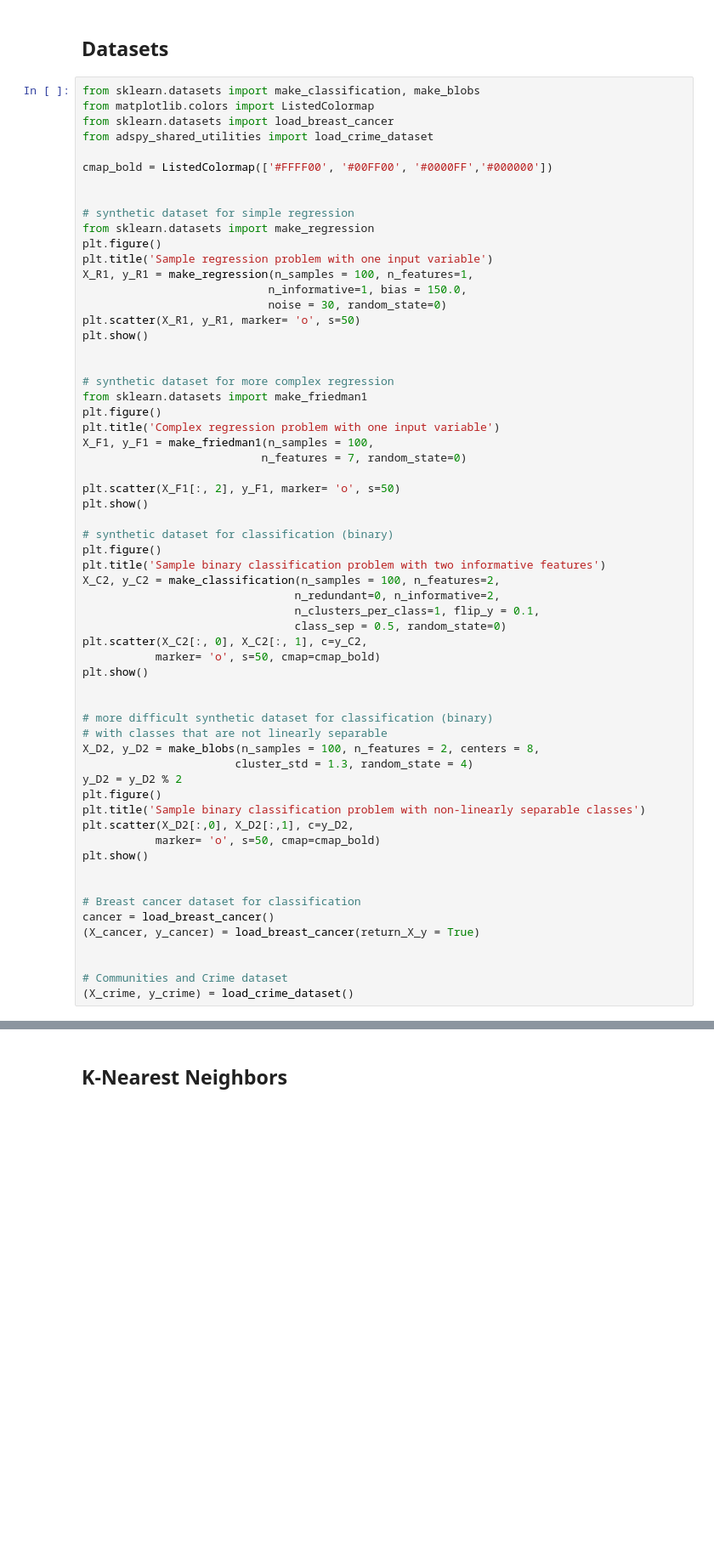
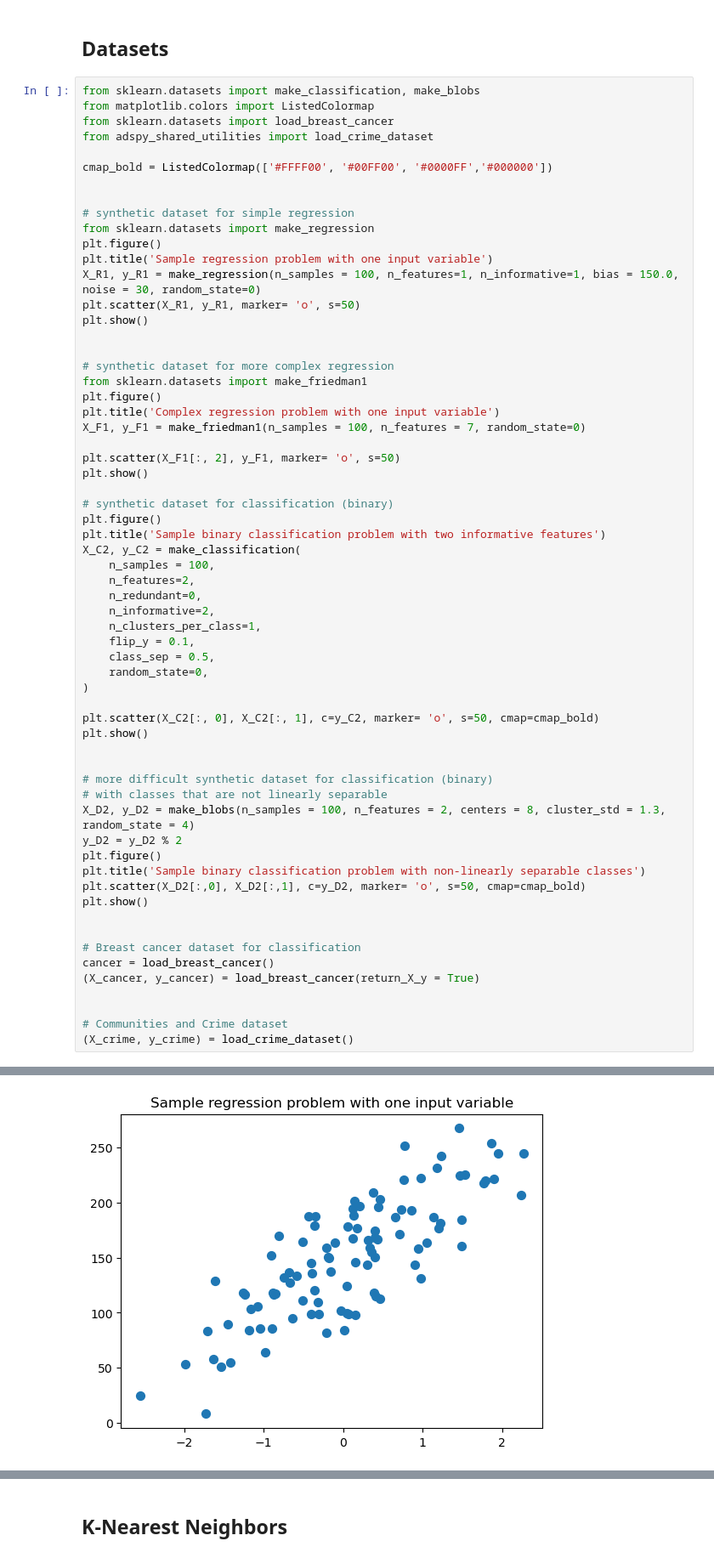
Before and after one commit to gustavobartho/Applied-Data-Science-With-Python, a Jupyter notebook: Module_03_Applied_Machine_Learning_in_Python/week-2/01_Supervised_Learning_Part_1.ipynb, the cells around one changed output, grey strips where cells are left out. Shown at 85% size. Drawn from its saved outputs; the diff is of its cells as text; blank space fills up the shorter version.

```diff
--- a/Module_03_Applied_Machine_Learning_in_Python/week-2/01_Supervised_Learning_Part_1.ipynb
+++ b/Module_03_Applied_Machine_Learning_in_Python/week-2/01_Supervised_Learning_Part_1.ipynb
@@ -69,9 +67,7 @@ cmap_bold = ListedColormap(['#FFFF00', '#00FF00', '#0000FF','#000000'])
 from sklearn.datasets import make_regression
 plt.figure()
 plt.title('Sample regression problem with one input variable')
-X_R1, y_R1 = make_regression(n_samples = 100, n_features=1,
-                            n_informative=1, bias = 150.0,
-                            noise = 30, random_state=0)
+X_R1, y_R1 = make_regression(n_samples = 100, n_features=1, n_informative=1, bias = 150.0, noise = 30, random_state=0)
 plt.scatter(X_R1, y_R1, marker= 'o', s=50)
 plt.show()
 
@@ -80,8 +76,7 @@ plt.show()
 from sklearn.datasets import make_friedman1
 plt.figure()
 plt.title('Complex regression problem with one input variable')
-X_F1, y_F1 = make_friedman1(n_samples = 100,
-                           n_features = 7, random_state=0)
+X_F1, y_F1 = make_friedman1(n_samples = 100, n_features = 7, random_state=0)
 
 plt.scatter(X_F1[:, 2], y_F1, marker= 'o', s=50)
 plt.show()
@@ -89,24 +84,28 @@ plt.show()
 # synthetic dataset for classification (binary)
 plt.figure()
 plt.title('Sample binary classification problem with two informative features')
-X_C2, y_C2 = make_classification(n_samples = 100, n_features=2,
-                                n_redundant=0, n_informative=2,
-                                n_clusters_per_class=1, flip_y = 0.1,
-                                class_sep = 0.5, random_state=0)
-plt.scatter(X_C2[:, 0], X_C2[:, 1], c=y_C2,
-           marker= 'o', s=50, cmap=cmap_bold)
+X_C2, y_C2 = make_classification(
+    n_samples = 100,
+    n_features=2,
+    n_redundant=0,
+    n_informative=2,
+    n_clusters_per_class=1,
+    flip_y = 0.1,
+    class_sep = 0.5,
+    random_state=0,
+)
+
+plt.scatter(X_C2[:, 0], X_C2[:, 1], c=y_C2, marker= 'o', s=50, cmap=cmap_bold)
 plt.show()
 
 
 # more difficult synthetic dataset for classification (binary)
 # with classes that are not linearly separable
-X_D2, y_D2 = make_blobs(n_samples = 100, n_features = 2, centers = 8,
-                       cluster_std = 1.3, random_state = 4)
+X_D2, y_D2 = make_blobs(n_samples = 100, n_features = 2, centers = 8, cluster_std = 1.3, random_state = 4)
 y_D2 = y_D2 % 2
 plt.figure()
 plt.title('Sample binary classification problem with non-linearly separable classes')
-plt.scatter(X_D2[:,0], X_D2[:,1], c=y_D2,
-           marker= 'o', s=50, cmap=cmap_bold)
+plt.scatter(X_D2[:,0], X_D2[:,1], c=y_D2, marker= 'o', s=50, cmap=cmap_bold)
 plt.show()
 
 
@@ -128,0 +120 @@ cancer = load_breast_cancer()
+[figure, added]
```
Also changed, not shown: parts of 37 cells of this notebook, 2 other files.
